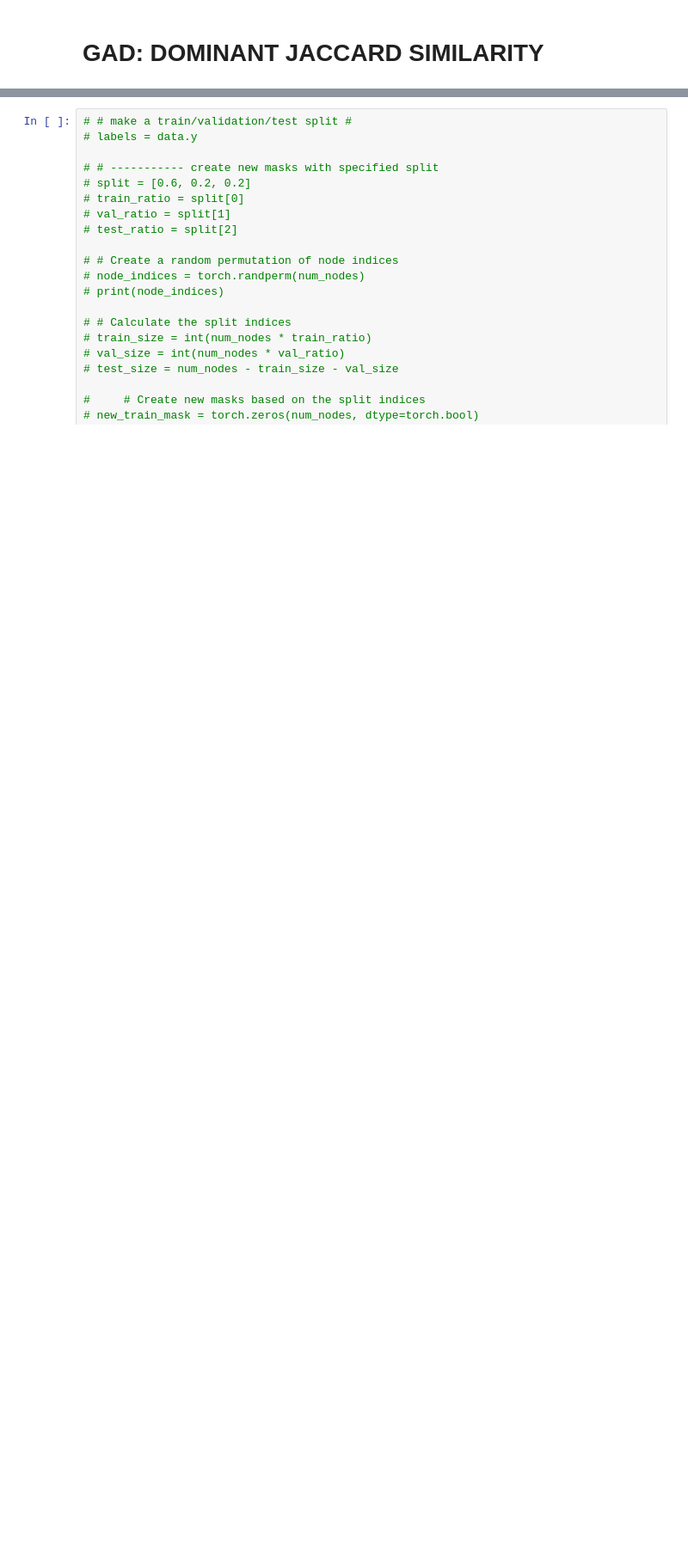
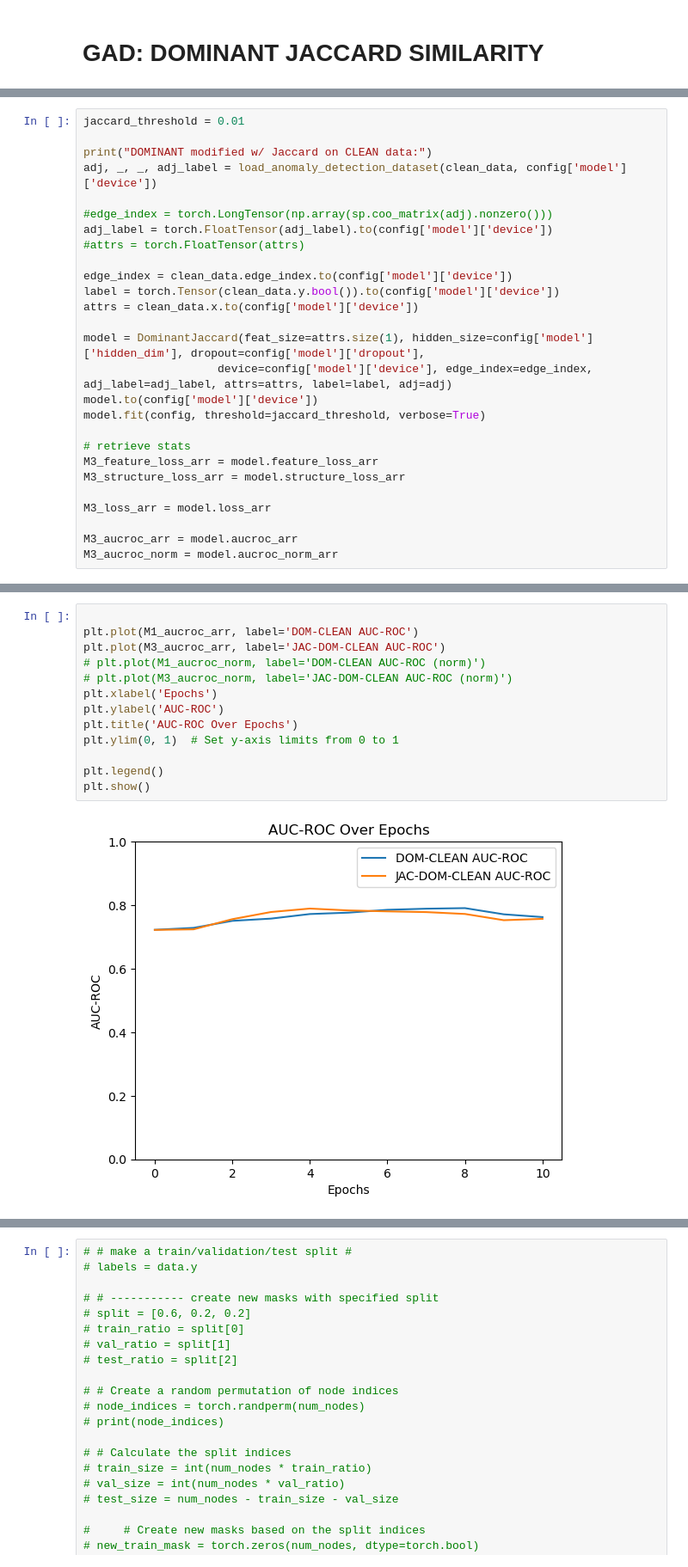
Before and after one commit to Grace-Melchiors/AAU-Dat6-Poison-GAD, a Jupyter notebook: notebooks/dominant_jaccard_sim.ipynb, the cells around one changed output, grey strips where cells are left out. Shown: that part at 86% size. Saved outputs shown, nothing was run; the diff lists cells and outputs as text; blank space fills up the shorter version.

```diff
--- a/notebooks/dominant_jaccard_sim.ipynb
+++ b/notebooks/dominant_jaccard_sim.ipynb
@@ -188,0 +276,27 @@ Data(x=[4039, 1283], edge_index=[2, 176626], y=[4039], adj=[4039, 4039])
+# %%
+jaccard_threshold = 0.01
+
+print("DOMINANT modified w/ Jaccard on CLEAN data:")
+adj, _, _, adj_label = load_anomaly_detection_dataset(clean_data, config['model']['device'])
+
+#edge_index = torch.LongTensor(np.array(sp.coo_matrix(adj).nonzero()))
+adj_label = torch.FloatTensor(adj_label).to(config['model']['device'])
+#attrs = torch.FloatTensor(attrs)
+
+edge_index = clean_data.edge_index.to(config['model']['device'])
+label = torch.Tensor(clean_data.y.bool()).to(config['model']['device'])
+attrs = clean_data.x.to(config['model']['device'])
+
+model = DominantJaccard(feat_size=attrs.size(1), hidden_size=config['model']['hidden_dim'], dropout=config['model']['dropout'],
+                    device=config['model']['device'], edge_index=edge_index, adj_label=adj_label, attrs=attrs, label=label, adj=adj)
+model.to(config['model']['device'])
+model.fit(config, threshold=jaccard_threshold, verbose=True)
+
+# retrieve stats
+M3_feature_loss_arr = model.feature_loss_arr
+M3_structure_loss_arr = model.structure_loss_arr
+
+M3_loss_arr = model.loss_arr
+
+M3_aucroc_arr = model.aucroc_arr
+M3_aucroc_norm = model.aucroc_norm_arr
@@ -188,0 +446,15 @@ Data(x=[4039, 1283], edge_index=[2, 176626], y=[4039], adj=[4039, 4039])
+# %%
+
+plt.plot(M1_aucroc_arr, label='DOM-CLEAN AUC-ROC')
+plt.plot(M3_aucroc_arr, label='JAC-DOM-CLEAN AUC-ROC')
+# plt.plot(M1_aucroc_norm, label='DOM-CLEAN AUC-ROC (norm)')
+# plt.plot(M3_aucroc_norm, label='JAC-DOM-CLEAN AUC-ROC (norm)')
+plt.xlabel('Epochs')
+plt.ylabel('AUC-ROC')
+plt.title('AUC-ROC Over Epochs')
+plt.ylim(0, 1)  # Set y-axis limits from 0 to 1
+
+plt.legend()
+plt.show()
+# %% [output]
+[figure, added]
```
Also changed, not shown: parts of 30 cells of this notebook, 8 other files.
